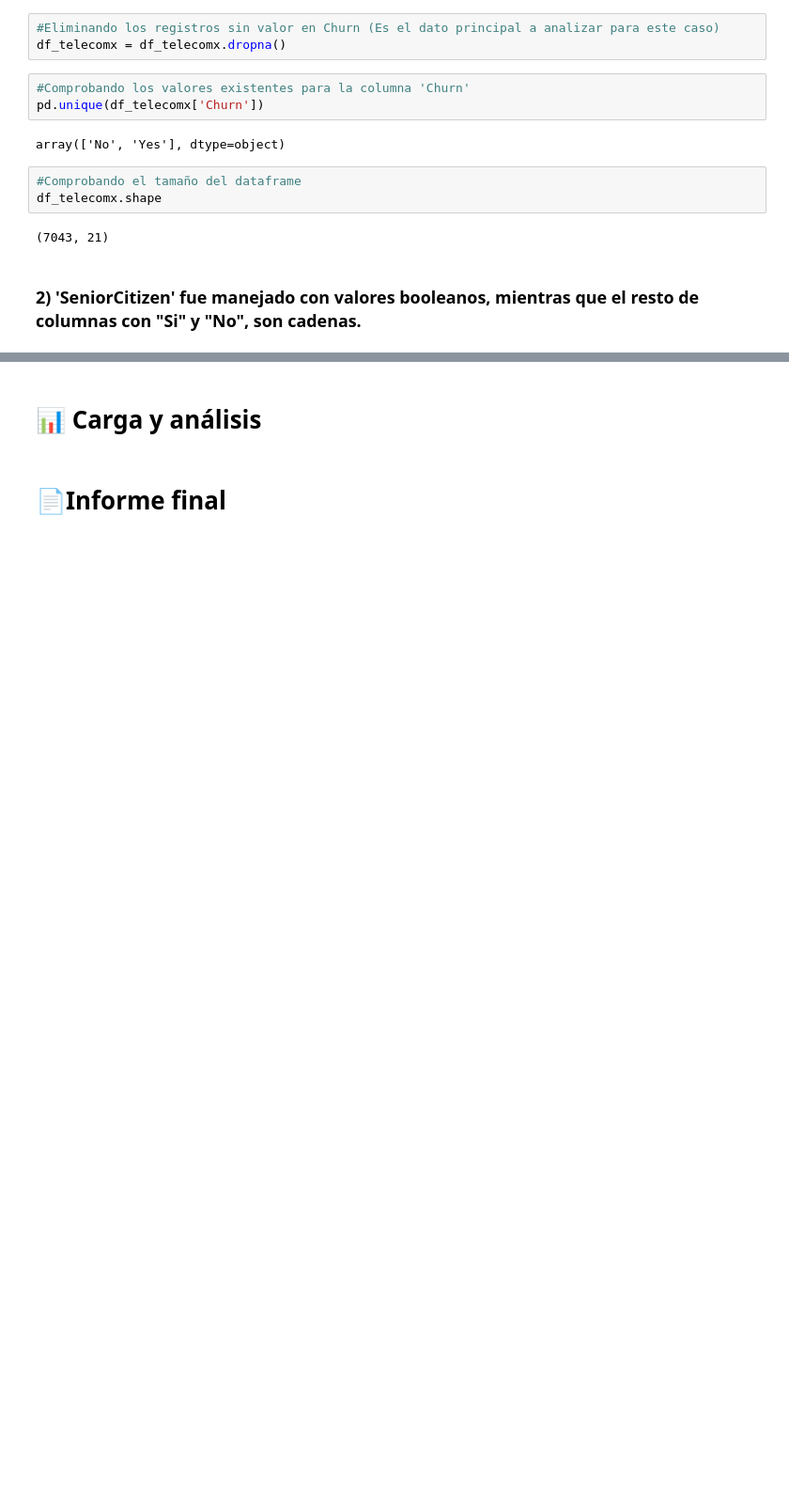
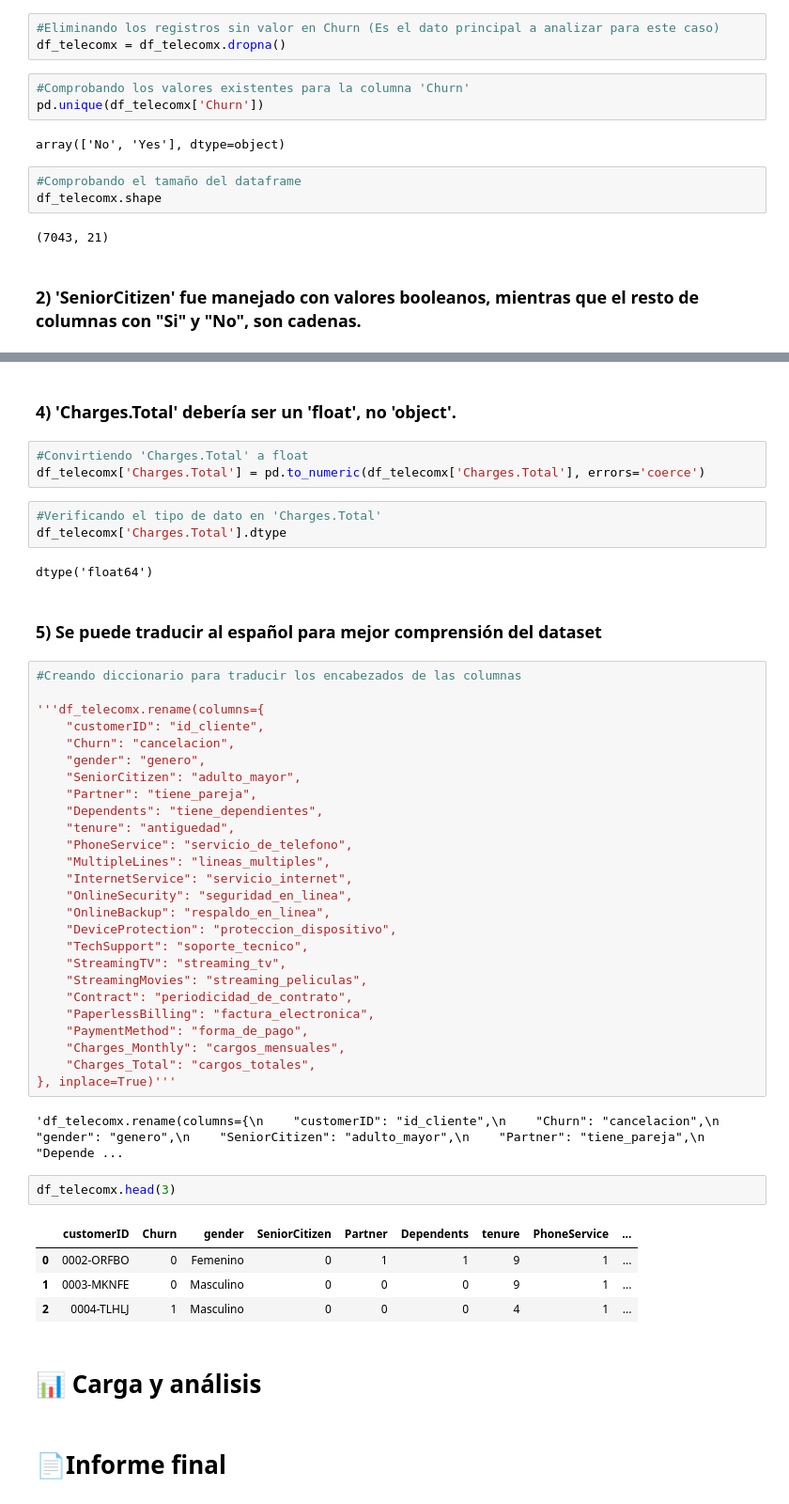
Before and after one commit to QsbsRr/Challenge-Alura-TelecomX-1---RCIRM, a Jupyter notebook: TelecomX_LATAM - RCIRM.ipynb, the cells around one changed output, grey strips where cells are left out. Shown: that part at 94% size. Saved outputs shown, nothing was run; the diff lists cells and outputs as text; blank space fills up the shorter version.

```diff
--- a/TelecomX_LATAM - RCIRM.ipynb
+++ b/TelecomX_LATAM - RCIRM.ipynb
@@ -143,3 +243,50 @@ Decidí que para manejar las inconsistencias en el punto 2, lo más conveniente
+# %% [markdown]
+### 4) 'Charges.Total' debería ser un 'float', no 'object'.
+# %%
+#Convirtiendo 'Charges.Total' a float
+df_telecomx['Charges.Total'] = pd.to_numeric(df_telecomx['Charges.Total'], errors='coerce')
+# %%
+#Verificando el tipo de dato en 'Charges.Total'
+df_telecomx['Charges.Total'].dtype
+# %% [output]
+dtype('float64')
+# %% [markdown]
+### 5) Se puede traducir al español para  mejor comprensión del dataset
+# %%
+#Creando diccionario para traducir los encabezados de las columnas
+
+'''df_telecomx.rename(columns={
+    "customerID": "id_cliente",
+    "Churn": "cancelacion",
+    "gender": "genero",
+    "SeniorCitizen": "adulto_mayor",
+    "Partner": "tiene_pareja",
+    "Dependents": "tiene_dependientes",
+    "tenure": "antiguedad",
+    "PhoneService": "servicio_de_telefono",
+    "MultipleLines": "lineas_multiples",
+    "InternetService": "servicio_internet",
+    "OnlineSecurity": "seguridad_en_linea",
+    "OnlineBackup": "respaldo_en_linea",
+    "DeviceProtection": "proteccion_dispositivo",
+    "TechSupport": "soporte_tecnico",
+    "StreamingTV": "streaming_tv",
+    "StreamingMovies": "streaming_peliculas",
+    "Contract": "periodicidad_de_contrato",
+    "PaperlessBilling": "factura_electronica",
+    "PaymentMethod": "forma_de_pago",
+    "Charges_Monthly": "cargos_mensuales",
+    "Charges_Total": "cargos_totales",
+}, inplace=True)'''
+# %% [output]
+'df_telecomx.rename(columns={\n    "customerID": "id_cliente",\n    "Churn": "cancelacion",\n    "gender": "genero",\n    "SeniorCitizen": "adulto_mayor",\n    "Partner": "tiene_pareja",\n    "Depende ...
+# %%
+df_telecomx.head(3)
+# %% [output]
+|  | customerID | Churn | gender | SeniorCitizen | Partner | Dependents | tenure | PhoneService | ... |
+| 0 | 0002-ORFBO | 0 | Femenino | 0 | 1 | 1 | 9 | 1 | ... |
+| 1 | 0003-MKNFE | 0 | Masculino | 0 | 0 | 0 | 9 | 1 | ... |
+| 2 | 0004-TLHLJ | 1 | Masculino | 0 | 0 | 0 | 4 | 1 | ... |
 # %% [markdown]
 # 📊 Carga y análisis
 # %% [markdown]
```
Also changed, not shown: parts of 12 cells of this notebook.
